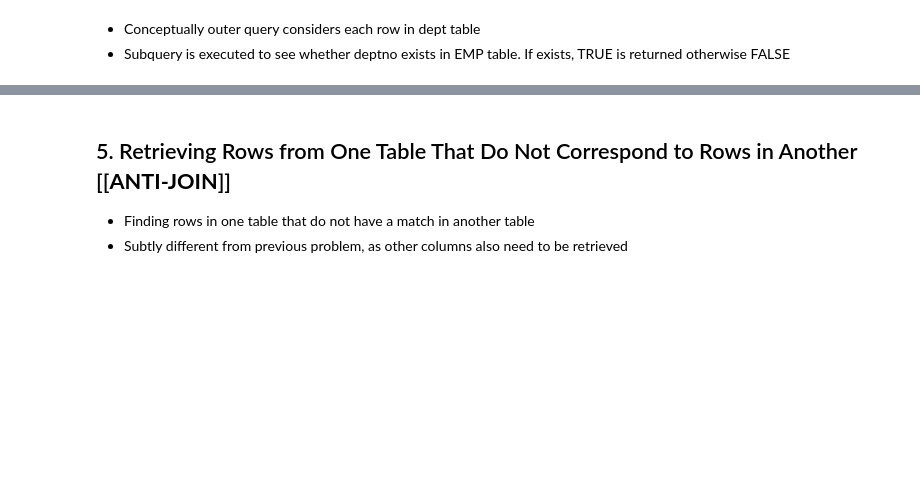
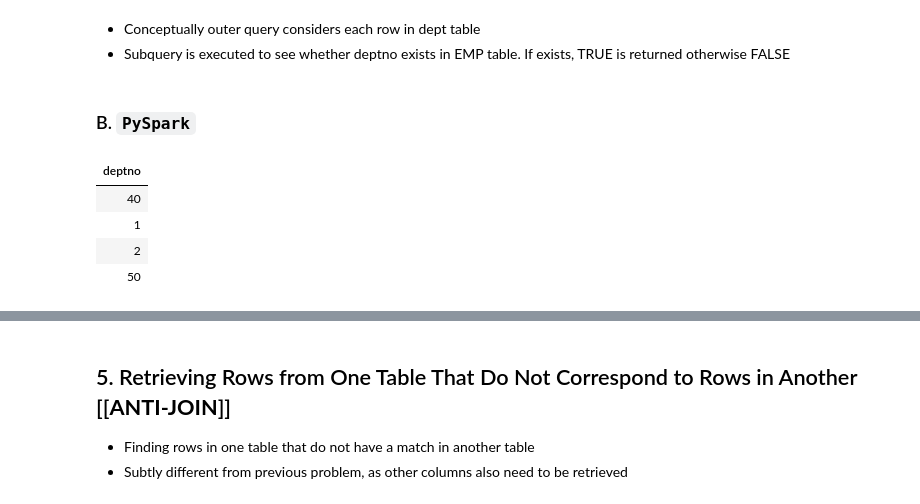
Before and after one commit to Akash0811/Databricks, a Jupyter notebook: Ch3_WorkingWithMultipleTables.ipynb, the cells around one changed output, grey strips where cells are left out. Cells and saved outputs as stored; diff of their text form; code cells hidden in the pictures; blank space fills up the shorter version.

```diff
--- a/Ch3_WorkingWithMultipleTables.ipynb
+++ b/Ch3_WorkingWithMultipleTables.ipynb
@@ -526,3 +456,13 @@ where d.deptno = e.deptno)
 # %% [markdown]
 - Conceptually outer query considers each row in dept table
 - Subquery is executed to see whether deptno exists in EMP table. If exists, TRUE is returned otherwise FALSE
+# %% [markdown]
+### B. `PySpark`
+# %%
+dept.select('deptno').exceptAll(emp.select('deptno')).display()
+# %% [output]
+| deptno |
+| 40 |
+| 1 |
+| 2 |
+| 50 |
```
Also changed, not shown: parts of 24 cells of this notebook.
